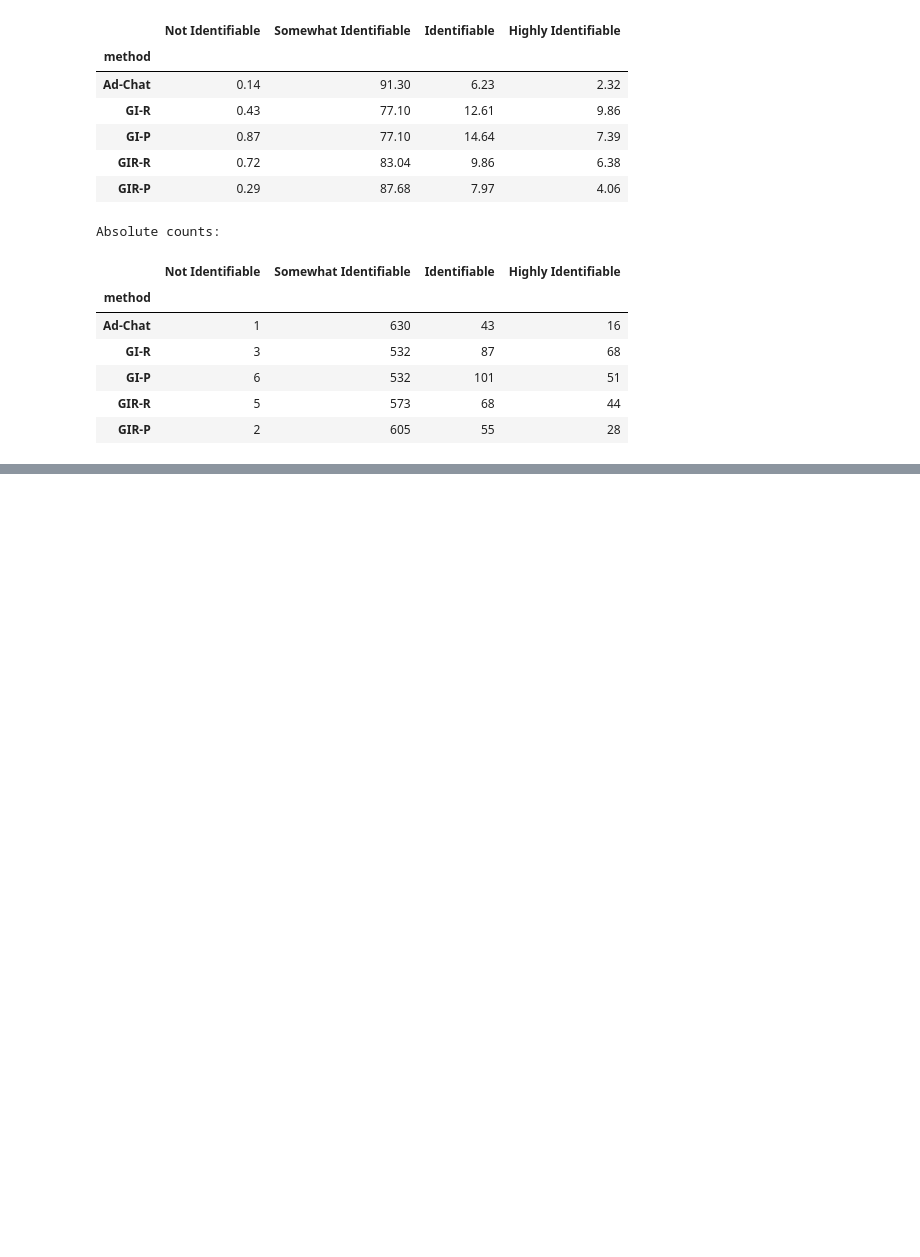
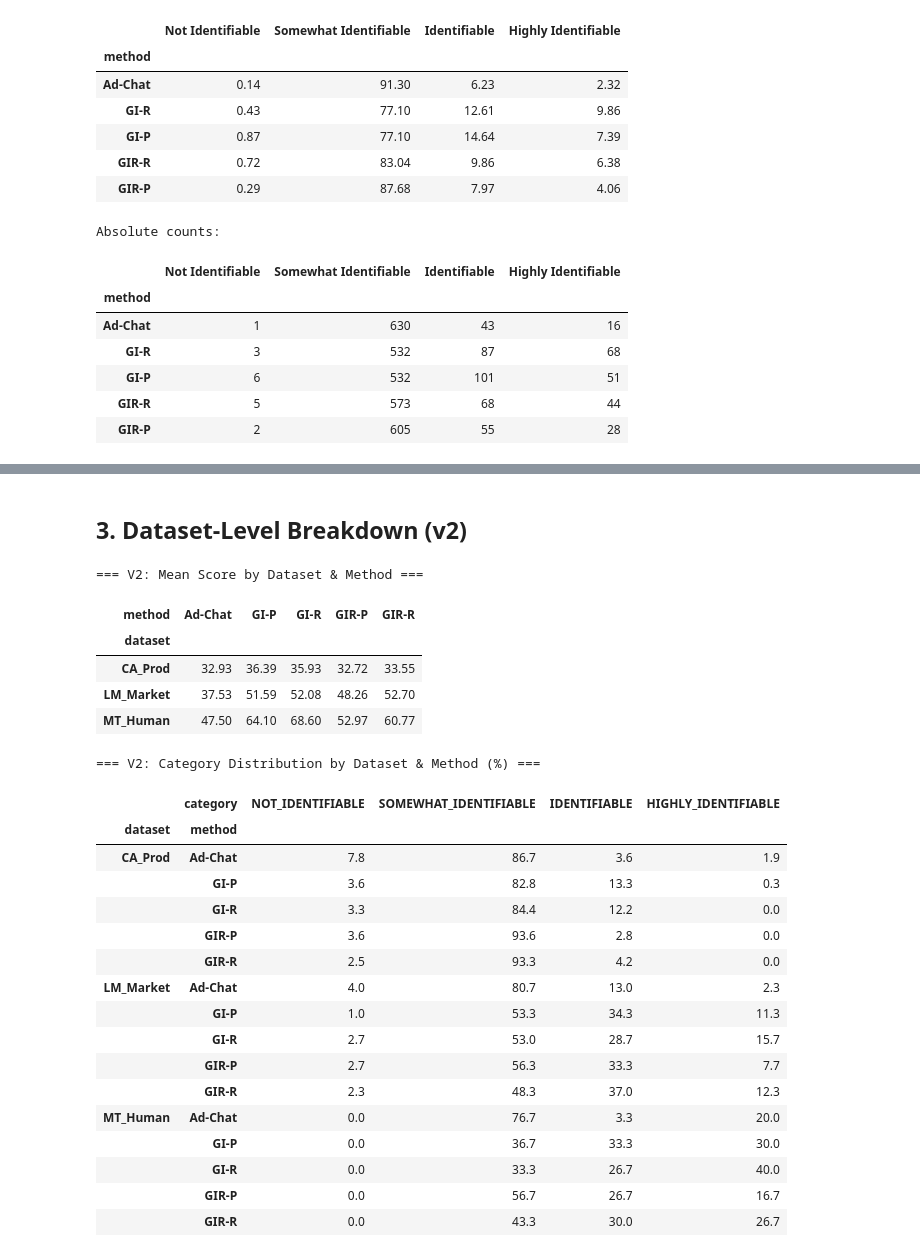
Before and after one commit to usrnamePrateek/GEM-Bench, a Jupyter notebook: analysis/identifiability_analysis.ipynb, the cells around one changed output, grey strips where cells are left out. Drawn from its saved outputs; the diff is of its cells as text; code cells hidden in the pictures; blank space fills up the shorter version.

```diff
--- a/analysis/identifiability_analysis.ipynb
+++ b/analysis/identifiability_analysis.ipynb
@@ -110,0 +148,10 @@ Not Identifiable rate:
+# %%
+XLSX_PATH_V2_GEMMA = '/home/gpuuser7/gpuuser7_a/prateek/GEM-Bench/GemBench/benchmarking/output/evaluate_results/output/20261002_151931_judge_llama-3.3-70b-instruct-fp8_base_gemma-3-27b-it/identifiability_evaluation.xlsx'
+
+df_v2_gemma = pd.read_excel(XLSX_PATH_V2_GEMMA, skiprows=1, header=None)
+df_v2_gemma.columns = ['question', 'method', 'response', 'analysis', 'category', 'score']
+
+print(f"Total rows: {len(df_v2_gemma)}")
+print(f"Methods: {df_v2_gemma['method'].unique()}")
+print(f"Categories: {df_v2_gemma['category'].unique()}")
+print(f"Score range: {df_v2_gemma['score'].min()} - {df_v2_gemma['score'].max()}")
@@ -110,0 +199,34 @@ Not Identifiable rate:
+# %% [markdown]
+## 3. Dataset-Level Breakdown (v2)
+# %%
+df_v2_gemma['dataset'] = df_v2_gemma['question'].apply(map_q)
+print("=== V2: Mean Score by Dataset & Method ===")
+display(df_v2_gemma.pivot_table(index='dataset', columns='method', values='score', aggfunc='mean').round(2))
+print("\n=== V2: Category Distribution by Dataset & Method (%) ===")
+ct2 = pd.crosstab([df_v2_gemma['dataset'], df_v2_gemma['method']], df_v2_gemma['category'], normalize='index') * 100
+display(ct2[[c for c in CAT_ORDER if c in ct2.columns]].round(1))
+# %% [output]
+=== V2: Mean Score by Dataset & Method ===
+| method | Ad-Chat | GI-P | GI-R | GIR-P | GIR-R |
+| dataset |  |  |  |  |  |
+| CA_Prod | 32.93 | 36.39 | 35.93 | 32.72 | 33.55 |
+| LM_Market | 37.53 | 51.59 | 52.08 | 48.26 | 52.70 |
+| MT_Human | 47.50 | 64.10 | 68.60 | 52.97 | 60.77 |
+=== V2: Category Distribution by Dataset & Method (%) ===
+|  | category | NOT_IDENTIFIABLE | SOMEWHAT_IDENTIFIABLE | IDENTIFIABLE | HIGHLY_IDENTIFIABLE |
+| dataset | method |  |  |  |  |
+| CA_Prod | Ad-Chat | 7.8 | 86.7 | 3.6 | 1.9 |
+|  | GI-P | 3.6 | 82.8 | 13.3 | 0.3 |
+|  | GI-R | 3.3 | 84.4 | 12.2 | 0.0 |
+|  | GIR-P | 3.6 | 93.6 | 2.8 | 0.0 |
+|  | GIR-R | 2.5 | 93.3 | 4.2 | 0.0 |
+| LM_Market | Ad-Chat | 4.0 | 80.7 | 13.0 | 2.3 |
+|  | GI-P | 1.0 | 53.3 | 34.3 | 11.3 |
+|  | GI-R | 2.7 | 53.0 | 28.7 | 15.7 |
+|  | GIR-P | 2.7 | 56.3 | 33.3 | 7.7 |
+|  | GIR-R | 2.3 | 48.3 | 37.0 | 12.3 |
+| MT_Human | Ad-Chat | 0.0 | 76.7 | 3.3 | 20.0 |
+|  | GI-P | 0.0 | 36.7 | 33.3 | 30.0 |
+|  | GI-R | 0.0 | 33.3 | 26.7 | 40.0 |
+|  | GIR-P | 0.0 | 56.7 | 26.7 | 16.7 |
+|  | GIR-R | 0.0 | 43.3 | 30.0 | 26.7 |
```
Also changed, not shown: parts of 12 cells of this notebook, 7 other files.
